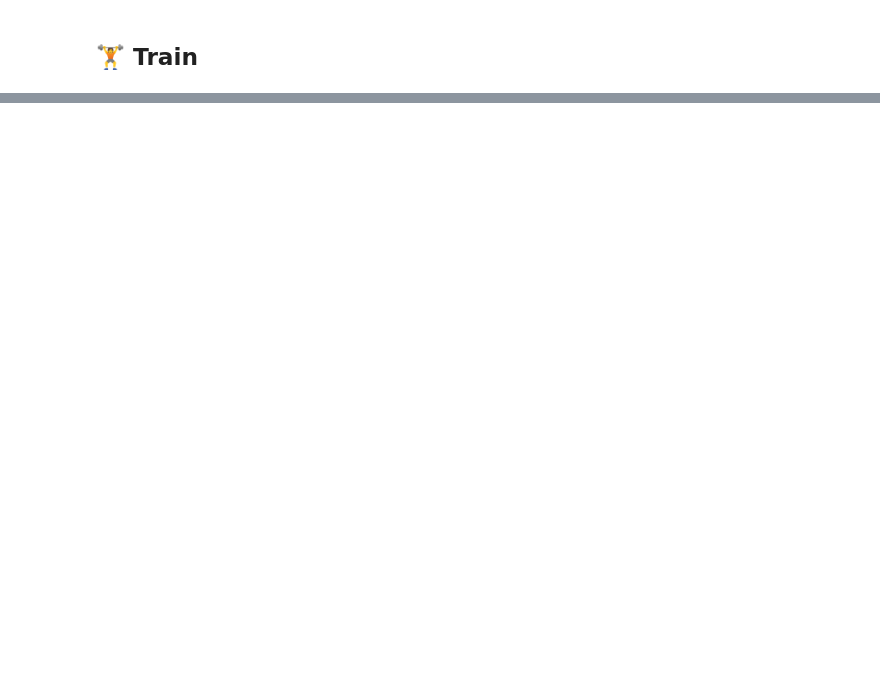
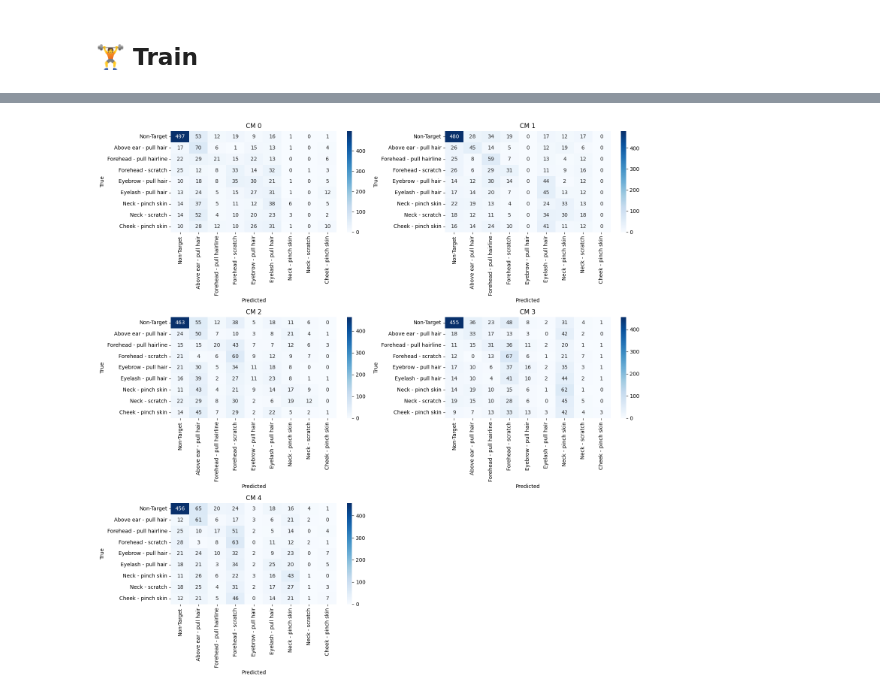
Before and after one commit to zeyad-shaban/cmi_competition, a Jupyter notebook: notebooks2/02_easy_81.ipynb, the cells around one changed output, grey strips where cells are left out. Drawn from its saved outputs; the diff is of its cells as text; code cells hidden in the pictures; blank space fills up the shorter version.

```diff
--- a/notebooks2/02_easy_81.ipynb
+++ b/notebooks2/02_easy_81.ipynb
@@ -217,3 +228,15 @@ cleaned_df = feature_engineer(cleaned_df)
+# %%
+if 'full_df' not in globals():
+    full_df = pd.read_csv("../data/raw/train.csv")
+    full_demographics_df = pd.read_csv("../data/raw/train_demographics.csv")
+    full_df = pd.merge(
+        full_df,
+        full_demographics_df,
+        how="left",
+        on="subject",
+    )
+    full_df.drop(columns=[col for col in full_df.columns if col.startswith("tof_")], inplace=True)
+cleaned_df = feature_engineer(full_df)
 # %%
 # fmt: off
 FEATURE_NAMES = [
@@ -230,0 +302,11 @@ scaler = scalar.fit(cleaned_df[FEATURE_NAMES].values)
+# %%
+# fmt: off
+TARGET_NAMES = ["Above ear - pull hair", "Forehead - pull hairline", "Forehead - scratch", "Eyebrow - pull hair", "Eyelash - pull hair", "Neck - pinch skin", "Neck - scratch", "Cheek - pinch skin"]
+TARGET_NAMES_ENCODED = encoder.transform(TARGET_NAMES)
+NON_TARGET_NAMES = ['Drink from bottle/cup', 'Glasses on/off', 'Pull air toward your face', 'Pinch knee/leg skin', 'Scratch knee/leg skin', 'Write name on leg', 'Text on phone', 'Feel around in tray and pull out an object', 'Write name in air', 'Wave hello']
+NON_TARGET_NAMES_ENCODED = encoder.transform(NON_TARGET_NAMES)
+# fmt: on
+
+common_non_target = NON_TARGET_NAMES_ENCODED.min()  # type: ignore
+effective_labels = np.concatenate(([common_non_target], TARGET_NAMES_ENCODED))
+effective_names = ["Non-Target"] + TARGET_NAMES
@@ -259,0 +489,19 @@ for fold, (train_indices, test_indices) in enumerate(skf.split(uhhh)):
+# %%
+plt.figure(figsize=(15, 15))
+for i in range(FOLDS):
+    plt.subplot(3, 2, i + 1)
+    sns.heatmap(
+        cms[i],
+        annot=True,
+        fmt="d",
+        cmap="Blues",
+        xticklabels=effective_names,
+        yticklabels=effective_names,
+    )
+    plt.xlabel("Predicted")
+    plt.ylabel("True")
+    plt.title(f"CM {i}")
+
+plt.tight_layout()
+# %% [output]
+[figure, added]
```
Also changed, not shown: parts of 9 cells of this notebook.
